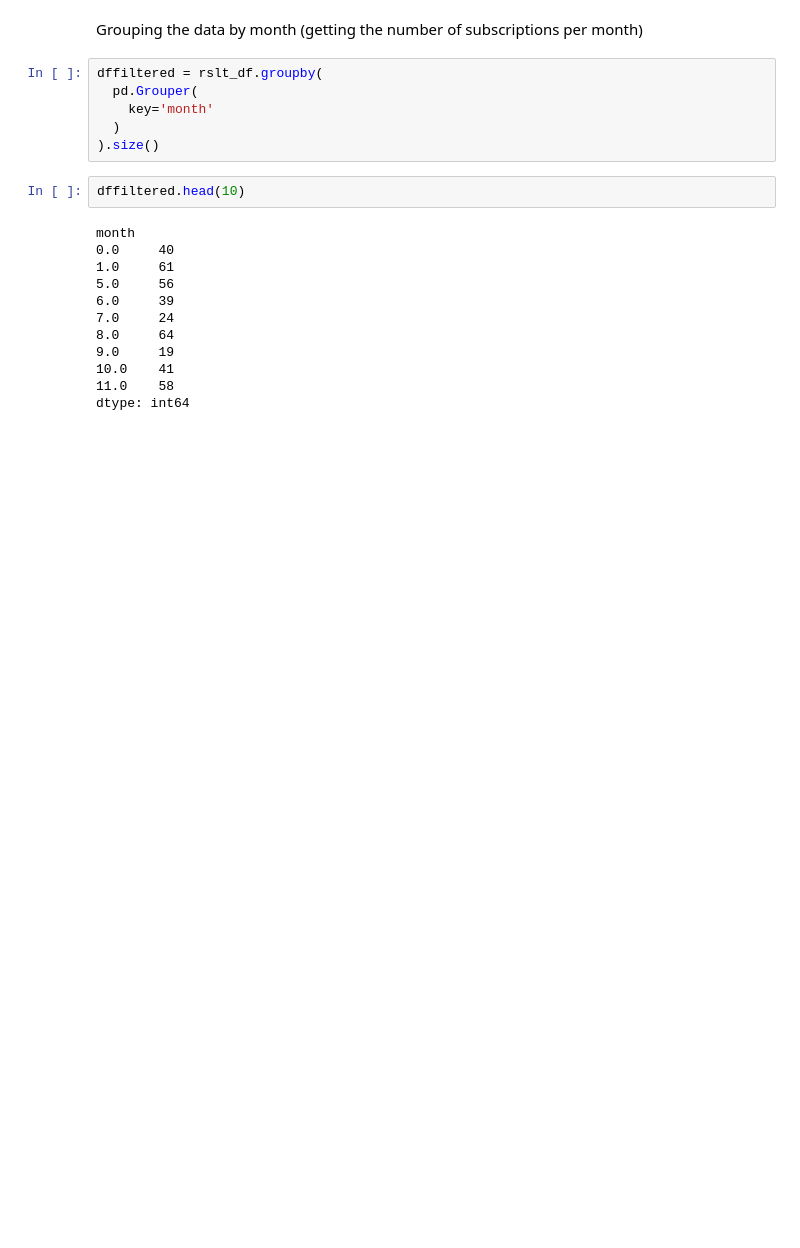
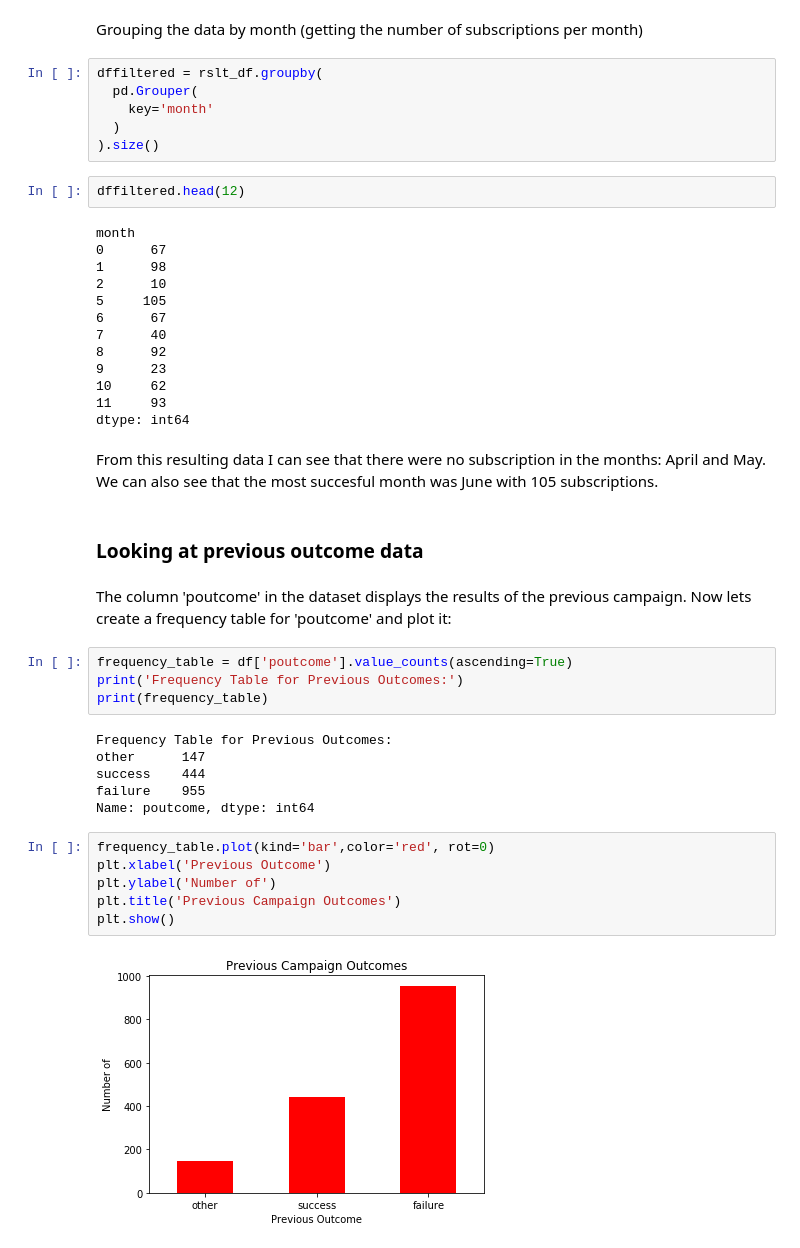
Before and after one commit to seamusflaherty/sharing-github, a Jupyter notebook: Banks.ipynb, the cells around one changed output. Saved outputs shown, nothing was run; the diff lists cells and outputs as text; blank space fills up the shorter version.

```diff
--- a/Banks.ipynb
+++ b/Banks.ipynb
@@ -233,16 +216,41 @@ dffiltered = rslt_df.groupby(
   )
 ).size()
 # %%
-dffiltered.head(10)
+dffiltered.head(12)
 # %% [output]
 month
-0.0     40
-1.0     61
-5.0     56
-6.0     39
-7.0     24
-8.0     64
-9.0     19
-10.0    41
-11.0    58
+0      67
+1      98
+2      10
+5     105
+6      67
+7      40
+8      92
+9      23
+10     62
+11     93
 dtype: int64
+# %% [markdown]
+From this resulting data I can see that there were no subscription in the months: April and May. We can also see that the most succesful month was June with 105 subscriptions.
+# %% [markdown]
+### Looking at previous outcome data
+# %% [markdown]
+The column 'poutcome' in the dataset displays the results of the previous campaign. Now lets create a frequency table for 'poutcome' and plot it:
+# %%
+frequency_table = df['poutcome'].value_counts(ascending=True)
+print('Frequency Table for Previous Outcomes:')
+print(frequency_table)
+# %% [output]
+Frequency Table for Previous Outcomes:
+other      147
+success    444
+failure    955
+Name: poutcome, dtype: int64
+# %%
+frequency_table.plot(kind='bar',color='red', rot=0)
+plt.xlabel('Previous Outcome')
+plt.ylabel('Number of')
+plt.title('Previous Campaign Outcomes')
+plt.show()
+# %% [output]
+[figure, added]
```
Also changed, not shown: parts of 36 cells of this notebook.
